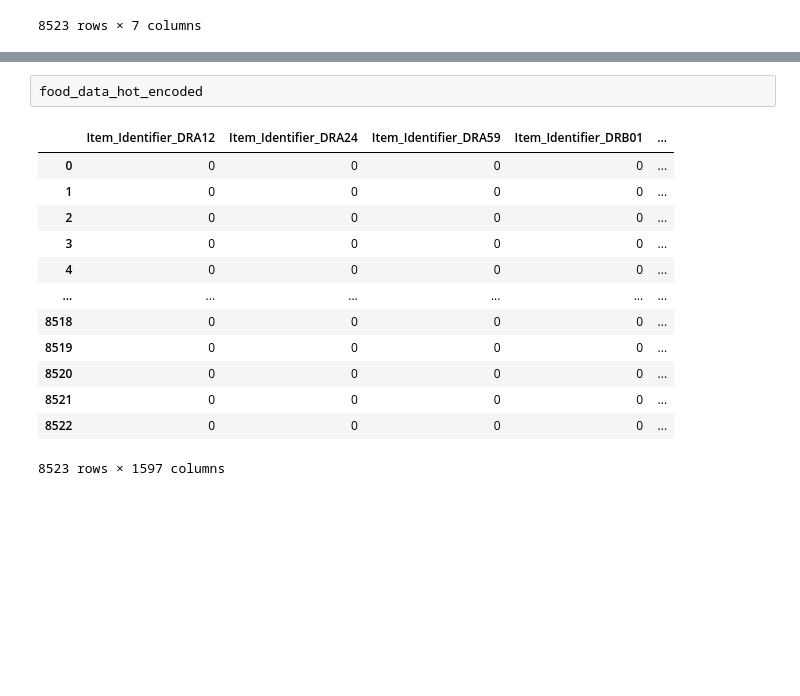
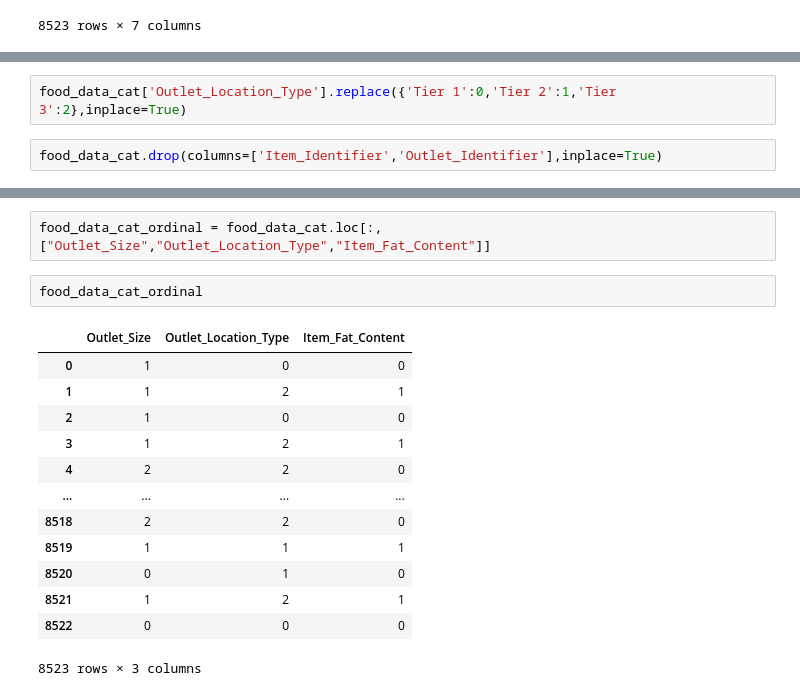
Before and after one commit to PhaniKedar/DS_course_assignments, a Jupyter notebook: assignment_2.ipynb, the cells around one changed output, grey strips where cells are left out. Saved outputs shown, nothing was run; the diff lists cells and outputs as text; blank space fills up the shorter version.

```diff
--- a/assignment_2.ipynb
+++ b/assignment_2.ipynb
@@ -309,0 +310,4 @@ food_data_hot_encoded = pd.get_dummies(food_data_cat)
+# %%
+food_data_cat['Outlet_Location_Type'].replace({'Tier 1':0,'Tier 2':1,'Tier 3':2},inplace=True)
+# %%
+food_data_cat.drop(columns=['Item_Identifier','Outlet_Identifier'],inplace=True)
@@ -310,17 +350,19 @@ food_data_hot_encoded = pd.get_dummies(food_data_cat)
 # %%
-food_data_hot_encoded
+food_data_cat_ordinal = food_data_cat.loc[:,["Outlet_Size","Outlet_Location_Type","Item_Fat_Content"]]
-# %% [output]
-|  | Item_Identifier_DRA12 | Item_Identifier_DRA24 | Item_Identifier_DRA59 | Item_Identifier_DRB01 | ... |
-| 0 | 0 | 0 | 0 | 0 | ... |
-| 1 | 0 | 0 | 0 | 0 | ... |
-| 2 | 0 | 0 | 0 | 0 | ... |
-| 3 | 0 | 0 | 0 | 0 | ... |
-| 4 | 0 | 0 | 0 | 0 | ... |
-| ... | ... | ... | ... | ... | ... |
-| 8518 | 0 | 0 | 0 | 0 | ... |
-| 8519 | 0 | 0 | 0 | 0 | ... |
-| 8520 | 0 | 0 | 0 | 0 | ... |
-| 8521 | 0 | 0 | 0 | 0 | ... |
-| 8522 | 0 | 0 | 0 | 0 | ... |
-8523 rows × 1597 columns
+# %%
+food_data_cat_ordinal
+# %% [output]
+|  | Outlet_Size | Outlet_Location_Type | Item_Fat_Content |
+| 0 | 1 | 0 | 0 |
+| 1 | 1 | 2 | 1 |
+| 2 | 1 | 0 | 0 |
+| 3 | 1 | 2 | 1 |
+| 4 | 2 | 2 | 0 |
+| ... | ... | ... | ... |
+| 8518 | 2 | 2 | 0 |
+| 8519 | 1 | 1 | 1 |
+| 8520 | 0 | 1 | 0 |
+| 8521 | 1 | 2 | 1 |
+| 8522 | 0 | 0 | 0 |
+8523 rows × 3 columns
 # %%
```
Also changed, not shown: parts of 7 cells of this notebook.
